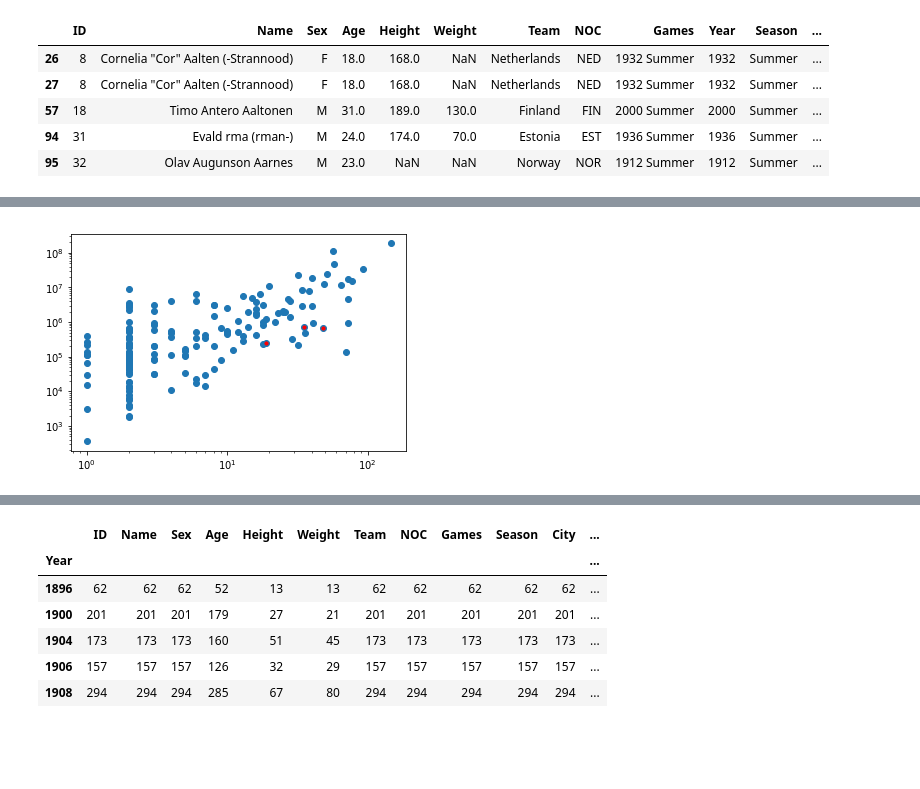
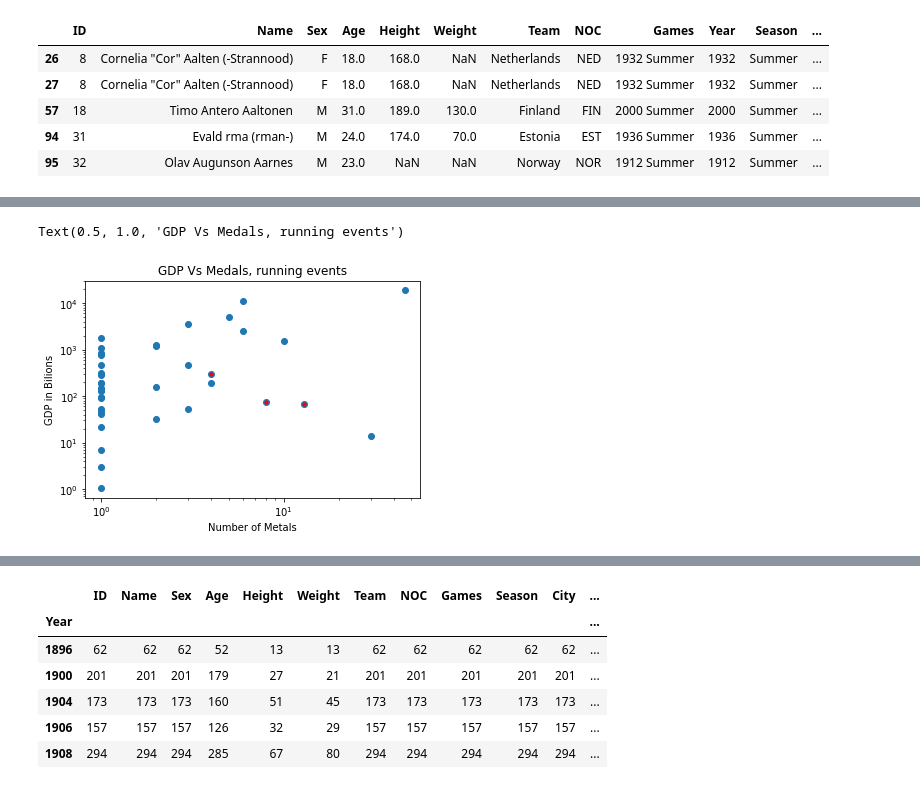
Before and after one commit to ablinn91/KU_project_1, a Jupyter notebook: project1.ipynb, the cells around one changed output, grey strips where cells are left out. Drawn from its saved outputs; the diff is of its cells as text; code cells hidden in the pictures; blank space fills up the shorter version.

```diff
--- a/project1.ipynb
+++ b/project1.ipynb
@@ -86,3 +86,6 @@ athlete_data_pd_sport_athletics.head()
 | 57 | 18 | Timo Antero Aaltonen | M | 31.0 | 189.0 | 130.0 | Finland | FIN | 2000 Summer | 2000 | Summer | ... |
 | 94 | 31 | Evald rma (rman-) | M | 24.0 | 174.0 | 70.0 | Estonia | EST | 1936 Summer | 1936 | Summer | ... |
 | 95 | 32 | Olav Augunson Aarnes | M | 23.0 | NaN | NaN | Norway | NOR | 1912 Summer | 1912 | Summer | ... |
+# %%
+athlete_data_2016 = athlete_data_pd[athlete_data_pd["Year"] == 2016]
+athlete_data_2016.head()
@@ -89,18 +137,37 @@ athlete_data_pd_sport_athletics.head()
 # %%
-# create a graph of countries and the number of medals they won.
-athlete_data_2016 = athlete_data_pd_sport_athletics[athlete_data_pd_sport_athletics["Year"] == 2016]
-
+# create a graph of countries and the number of medals they won THIS IS JUST FOR RUNNING EVENTS
+athlete_data_2016_run = athlete_data_2016[athlete_data_2016["Sport"] == "Athletics"]
 list_of_counties = []
 number_of_metals = []
+countryname2 = []
 x = 0
-for index, row in athlete_data_2016.iterrows():
+for index, row in athlete_data_2016_run.iterrows():
     country_name = str(row['Team'])
-    if row['Medal'] != "NaN":
+    countryname2.append(country_name)
+    if row['Medal'] == "Silver" or row['Medal'] == "Gold" or row['Medal'] == "Bronze":
         if country_name in list_of_counties:
         #find position where country is located.
             position = list_of_counties.index(country_name)
             #increase that metal spot by one in the index
             number_of_metals[position] = number_of_metals[position] + 1
         else:
+            #put the countries in
             list_of_counties.append(country_name)
+            #put the first number in
             number_of_metals.append(1)
+# %%
+gdp_easy2 = []
+for number in countries_with_medals_GDP2:
+    x = float(number)
+    gdp_easy2.append(x/1000000000)
+
+
+gpd_medals_data2 = pd.DataFrame({"Country Name":countries_with_medals3,"Number of Medals":number_of_metals3,
+                               "GDP":gdp_easy2})
+
+
+gpd_medals_data.head()
+
+african_countries2 = gpd_medals_data2.set_index("Country Name")
+african_countries2 = african_countries2.loc[["South Africa","Kenya","Ethiopia"]]
+african_countries2
@@ -126,7 +218,7 @@ for country_name2 in list_of_counties:
 gdp_easy = []
 for number in countries_with_medals_GDP:
     x = float(number)
-    gdp_easy.append(x/100000)
+    gdp_easy.append(x/1000000000)
 
 
 gpd_medals_data = pd.DataFrame({"Country Name":countries_with_medals2,"Number of Medals":number_of_metals2,
@@ -136,7 +228,7 @@ gpd_medals_data = pd.DataFrame({"Country Name":countries_with_medals2,"Number of
 gpd_medals_data.head()
 
 african_countries = gpd_medals_data.set_index("Country Name")
-african_countries = african_countries.loc[["Uganda","Kenya","Ethiopia"]]
+african_countries = african_countries.loc[["South Africa","Kenya","Ethiopia"]]
 african_countries
 # %% [output]
 |  | Number of Medals | GDP |
@@ -147,8 +248,12 @@ african_countries
 # %%
 
 plt.scatter(number_of_metals2,gdp_easy)
-plt.scatter(african_countries["Number of Medals"],african_countries["GDP"], s = 10, color = "red")
+plt.scatter(african_countries["Number of Medals"],african_countries["GDP"], s = 10, color = "Red")
 plt.yscale("log")
 plt.xscale("log")
+plt.ylabel("GDP in Bilions")
+plt.xlabel("Number of Metals")
+plt.title("GDP Vs Medals, running events")
 # %% [output]
+Text(0.5, 1.0, 'GDP Vs Medals, running events')
-[figure, old version]
+[figure, new version]
```
Also changed, not shown: parts of 11 cells of this notebook.
